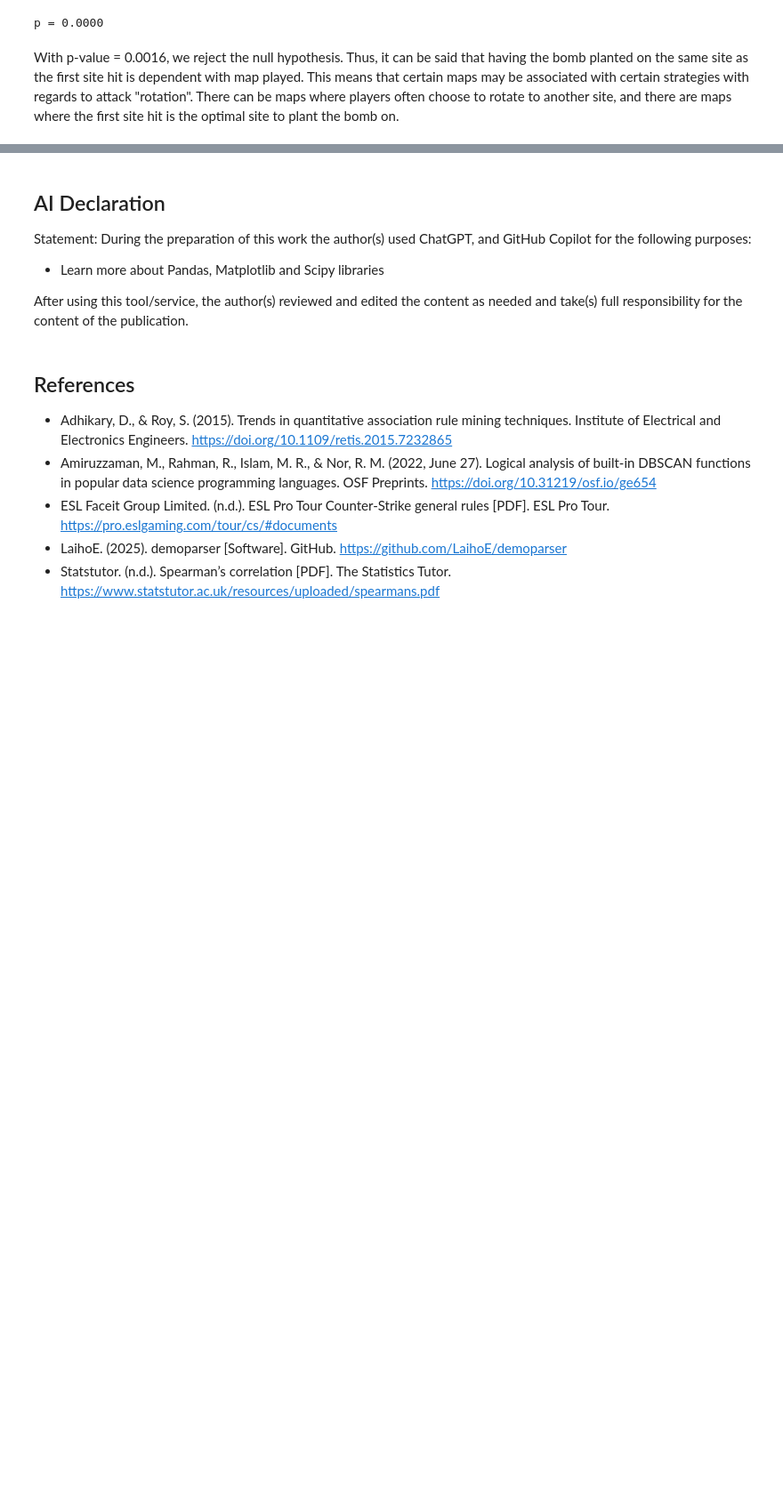
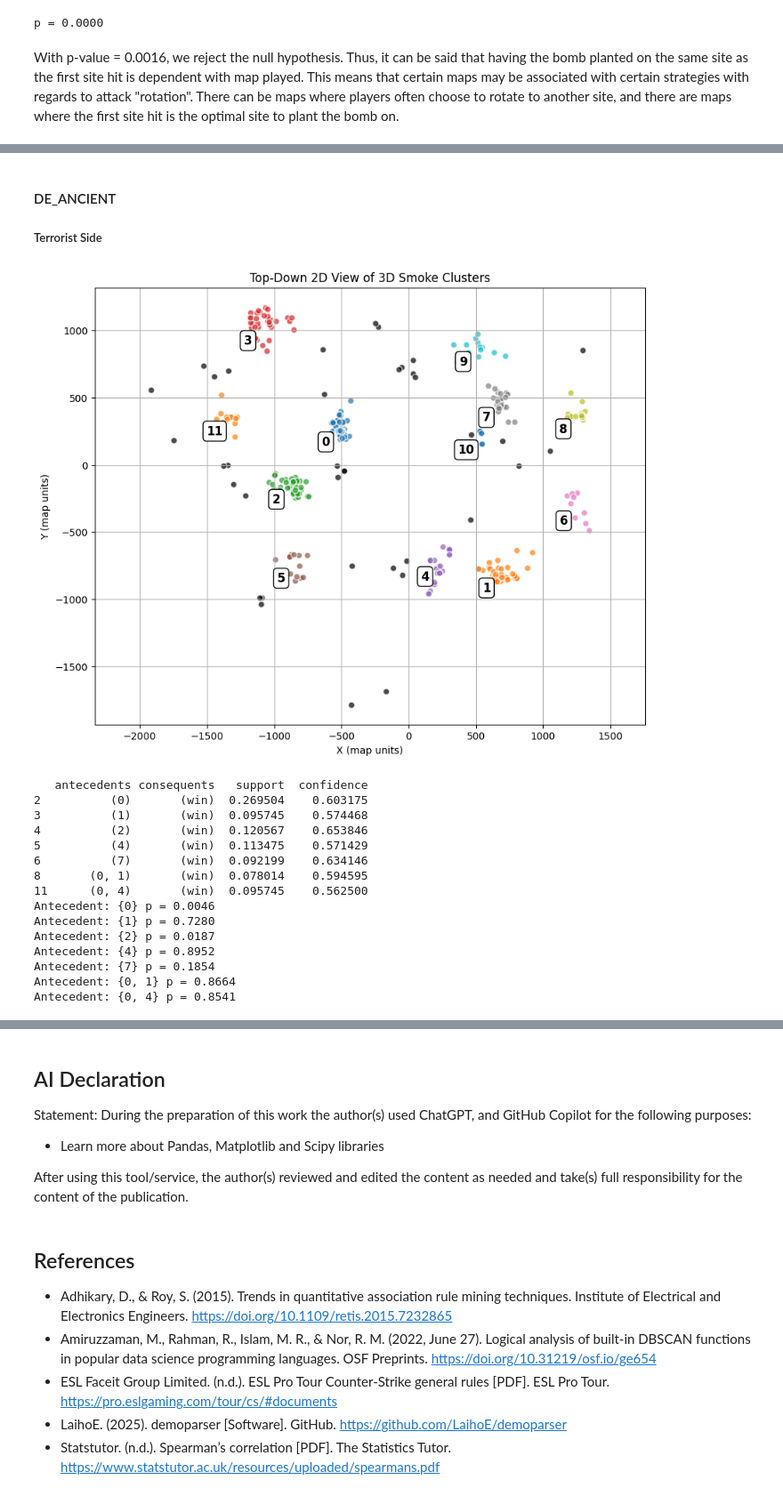
Before and after one commit to iwillreku3206/CSMODEL-MP, a Jupyter notebook: MP.ipynb, the cells around one changed output, grey strips where cells are left out. Shown at 89% size. Saved outputs shown, nothing was run; the diff lists cells and outputs as text; code cells hidden in the pictures; blank space fills up the shorter version.

```diff
--- a/MP.ipynb
+++ b/MP.ipynb
@@ -2184,0 +2603,9 @@ With p-value = 0.0016, we reject the null hypothesis. Thus, it can be said that
+# %%
+# MAP_NAME = strings of maps (de_ancient, de_mirage, de_inferno, de_overpass, de_nuke, de_vertigo)
+# side = 'T' or 'CT' (team name)
+def smoke_df(MAP_NAME, side):
+    df = pd.read_csv("smokes.csv")  # contains all smokes data
+    main_df = df.loc[df['map_name'] == MAP_NAME]
+    t_smokes_df = main_df.loc[main_df['team_name'] == side]
+
+    return t_smokes_df
@@ -2184,0 +2860,55 @@ With p-value = 0.0016, we reject the null hypothesis. Thus, it can be said that
+# %%
+# The previous function is not really the contingency table, it is more of a container for the wins/losses, which is needed for the actual contingency table
+def get_chi_squared_test(contingency_df):
+    for i, row in contingency_df.iterrows():
+        contingency = [
+            [row['win_with_rule'], row['loss_with_rule']],
+            [row['win_without_rule'], row['loss_without_rule']]
+        ]
+        chi2, p, dof, expected = chi2_contingency(contingency, correction=False)
+        print(f"Antecedent: {{{row['antecedent']}}} p = {p:.4f}")
+# %%
+# Main function to call all the functions before
+# We do analysis for a specific map and side (T or CT)
+def main_func(MAP_NAME, SIDE):
+    main_df = smoke_df(MAP_NAME, SIDE)
+    main_df = smoke_clustering_dbscan(main_df)
+
+
+    plot_smoke_clusters_in_2d(main_df)
+
+    filtered_main_df = main_df[main_df['cluster'] != -1]  # Filter out noise clusters
+    baskets = create_baskets_df(filtered_main_df)
+    win_df = get_round_wins_df(MAP_NAME, SIDE)
+    baskets = append_round_id_to_baskets_df(baskets, win_df)
+
+    baskets_list = baskets_df_to_list(baskets)
+
+    support = get_min_support(main_df)
+    win_rules = association_rule_mining(baskets_list, support)
+
+    temp = get_antecedent_column(baskets, win_df)
+    temp2 = get_contingency_table_df_from_arm(temp, win_rules)
+    get_chi_squared_test(temp2)
+# %% [markdown]
+#### DE_ANCIENT
+##### Terrorist Side
+# %%
+main_func("de_ancient", "T")
+# %% [output]
+[figure, added]
+   antecedents consequents   support  confidence
+2          (0)       (win)  0.269504    0.603175
+3          (1)       (win)  0.095745    0.574468
+4          (2)       (win)  0.120567    0.653846
+5          (4)       (win)  0.113475    0.571429
+6          (7)       (win)  0.092199    0.634146
+8       (0, 1)       (win)  0.078014    0.594595
+11      (0, 4)       (win)  0.095745    0.562500
+Antecedent: {0} p = 0.0046
+Antecedent: {1} p = 0.7280
+Antecedent: {2} p = 0.0187
+Antecedent: {4} p = 0.8952
+Antecedent: {7} p = 0.1854
+Antecedent: {0, 1} p = 0.8664
+Antecedent: {0, 4} p = 0.8541
```
Also changed, not shown: parts of 113 cells of this notebook.
